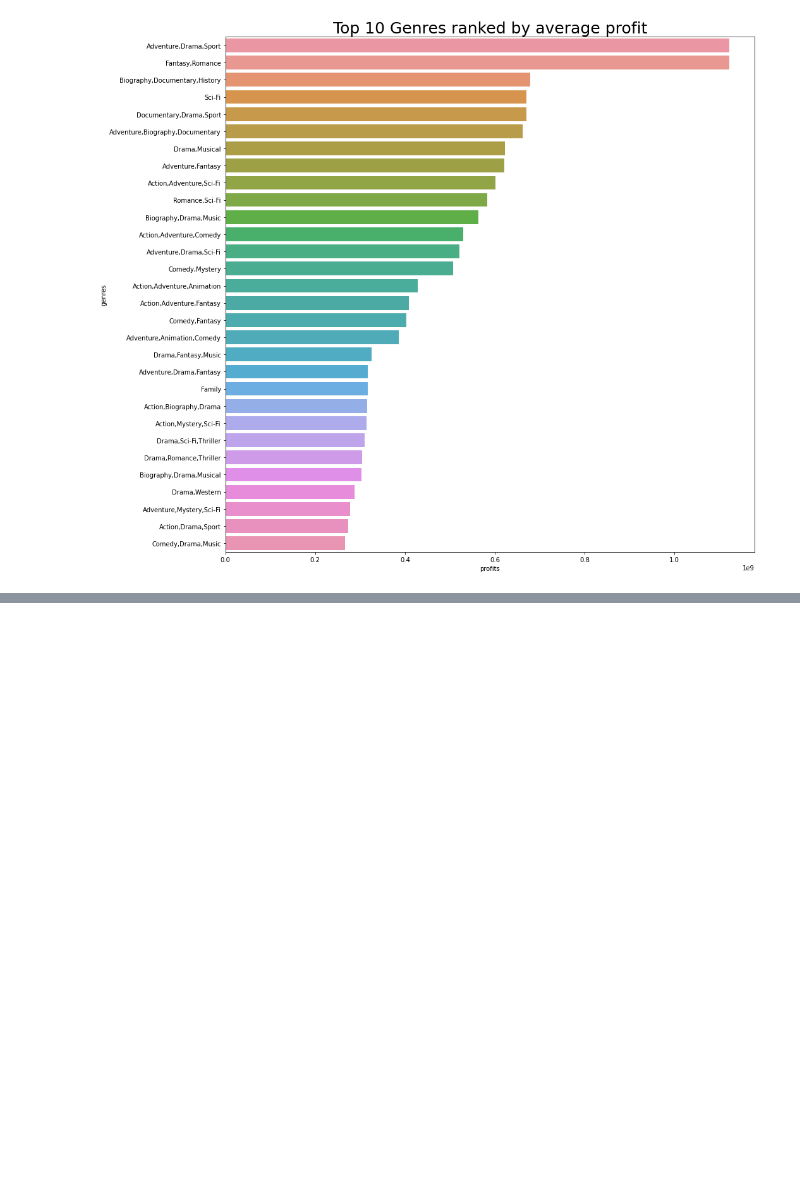
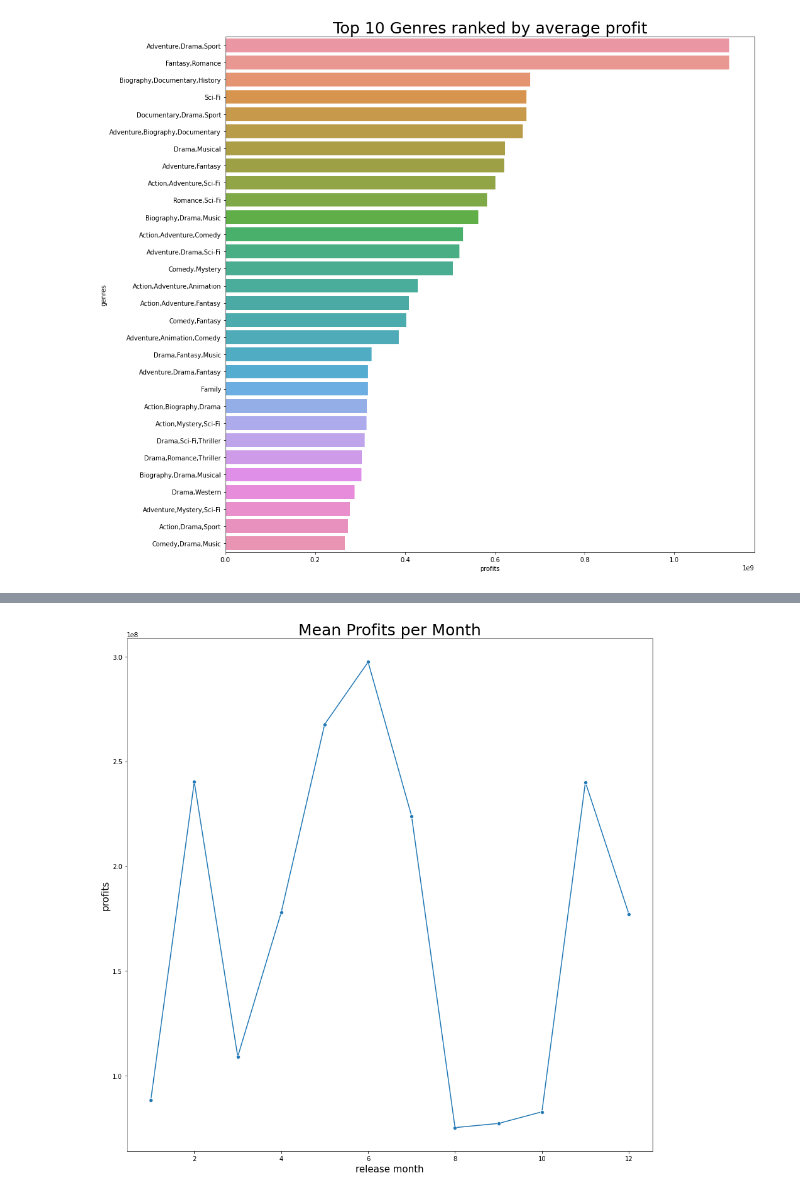
Before and after one commit to FrancisNdirangu/Phase-2-Project, a Jupyter notebook: merged_notebook.ipynb, the cells around one changed output, grey strips where cells are left out. Saved outputs shown, nothing was run; the diff lists cells and outputs as text; code cells hidden in the pictures; blank space fills up the shorter version.

```diff
--- a/merged_notebook.ipynb
+++ b/merged_notebook.ipynb
@@ -1114,0 +1158,15 @@ Text(0.5, 1.0, 'Top 10 Genres ranked by average profit')
+# %%
+# Monthly Profit Trends (Line Plot)
+fig,ax = plt.subplots(figsize=(15,15))
+all_combined['release_month'] = pd.to_datetime(all_combined['release_date_x']).dt.month
+monthly_profit = all_combined.groupby('release_month')['profits'].mean()
+# monthly_profit
+months = ['Jan','Feb','Mar','Apr','May','Jun','Jul','Aug','Sep','Oct','Nov','Dec']
+
+sns.lineplot(x=monthly_profit.index, y=monthly_profit.values,marker='o')
+# ax.set_xticklabels(months)
+plt.title(label='Mean Profits per Month',fontdict={'fontsize':25})
+plt.xlabel(fontdict={'fontsize':15},xlabel='release month')
+plt.ylabel(fontdict={'fontsize':15},ylabel='profits');
+# %% [output]
+[figure, added]
```
Also changed, not shown: parts of 8 cells of this notebook.
